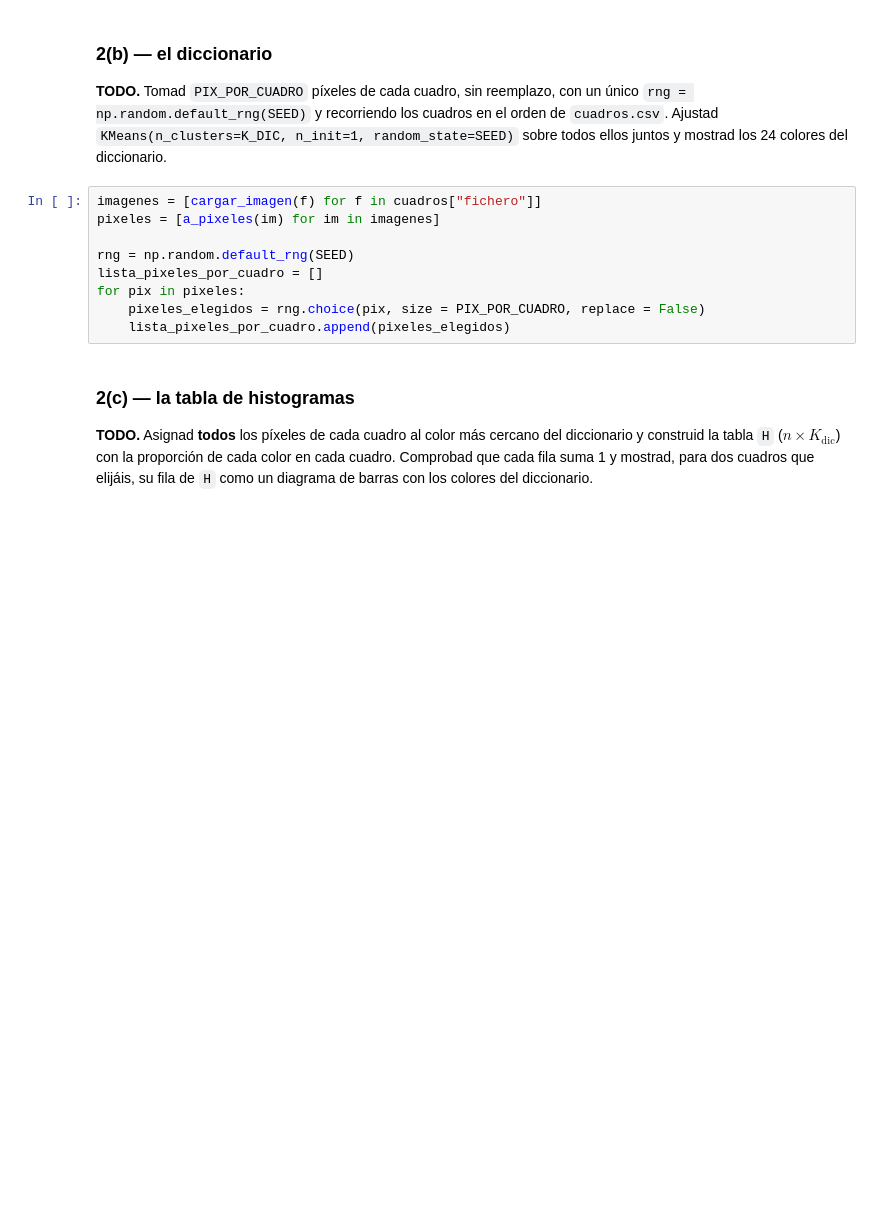
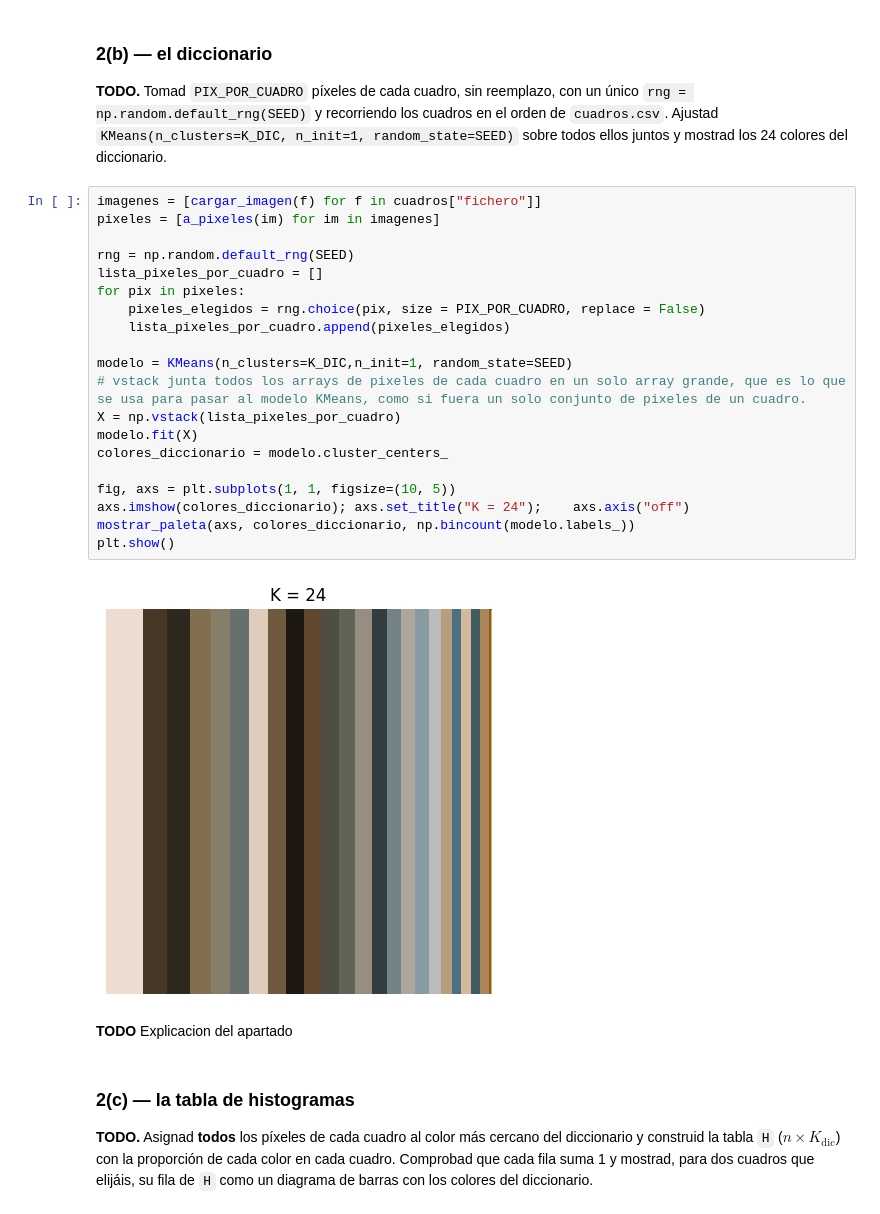
Before and after one commit to mxriodia/machine_learning_p1, a Jupyter notebook: P1_grupo_4/Cuaderno/p1_alumno.ipynb, the cells around one changed output. Cells and saved outputs as stored; diff of their text form; blank space fills up the shorter version.

Commit message:
2 (b) fit de KMeans y mostrar paleta 24 K

```diff
--- a/P1_grupo_4/Cuaderno/p1_alumno.ipynb
+++ b/P1_grupo_4/Cuaderno/p1_alumno.ipynb
@@ -674,12 +674,27 @@ mostrad los 24 colores del diccionario.
 # %%
 imagenes = [cargar_imagen(f) for f in cuadros["fichero"]]
 pixeles = [a_pixeles(im) for im in imagenes]
 
 rng = np.random.default_rng(SEED)
 lista_pixeles_por_cuadro = []
 for pix in pixeles:
     pixeles_elegidos = rng.choice(pix, size = PIX_POR_CUADRO, replace = False)
     lista_pixeles_por_cuadro.append(pixeles_elegidos)
+
+modelo = KMeans(n_clusters=K_DIC,n_init=1, random_state=SEED)
+# vstack junta todos los arrays de pixeles de cada cuadro en un solo array grande, que es lo que se usa para pasar al modelo KMeans, como si fuera un solo conjunto de pixeles de un cuadro.
+X = np.vstack(lista_pixeles_por_cuadro)
+modelo.fit(X)
+colores_diccionario = modelo.cluster_centers_
+
+fig, axs = plt.subplots(1, 1, figsize=(10, 5))
+axs.imshow(colores_diccionario); axs.set_title("K = 24");    axs.axis("off")
+mostrar_paleta(axs, colores_diccionario, np.bincount(modelo.labels_))
+plt.show()
+# %% [output]
+[figure, added]
+# %% [markdown]
+**TODO** Explicacion del apartado
 # %% [markdown]
 ### 2(c) — la tabla de histogramas
 
```
